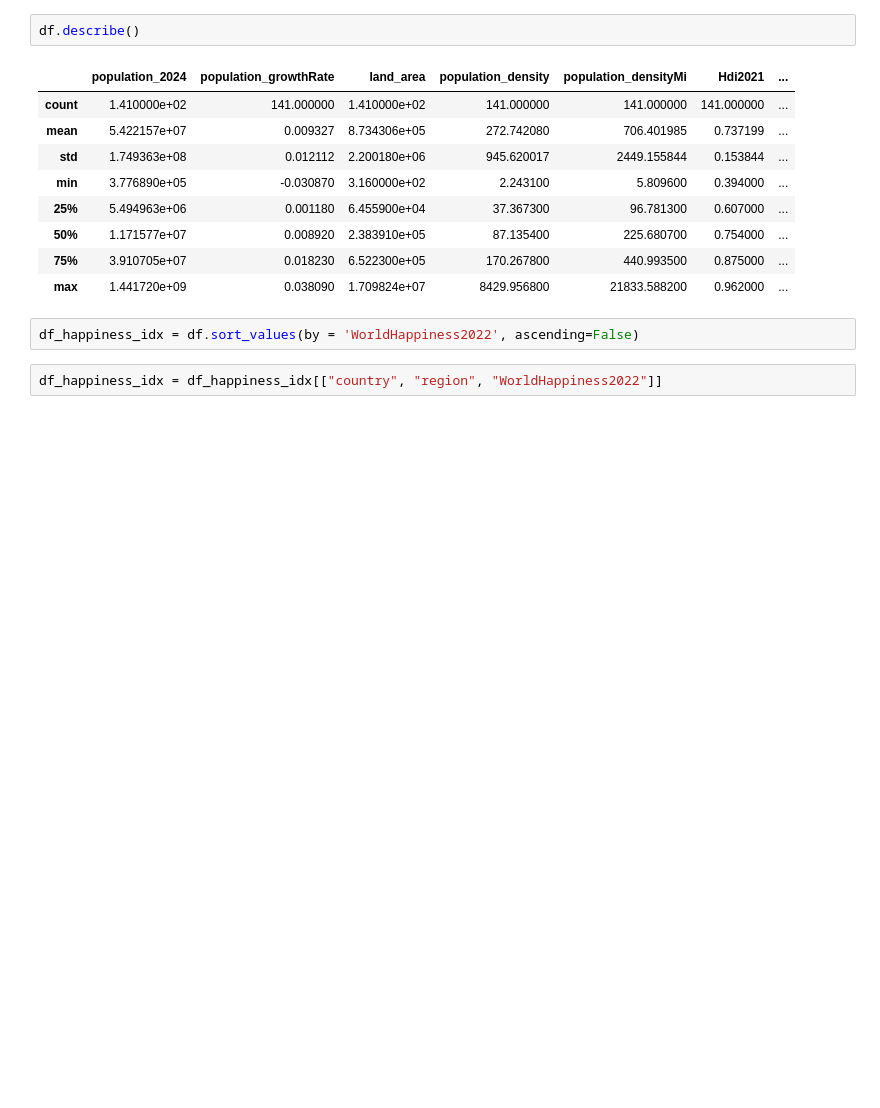
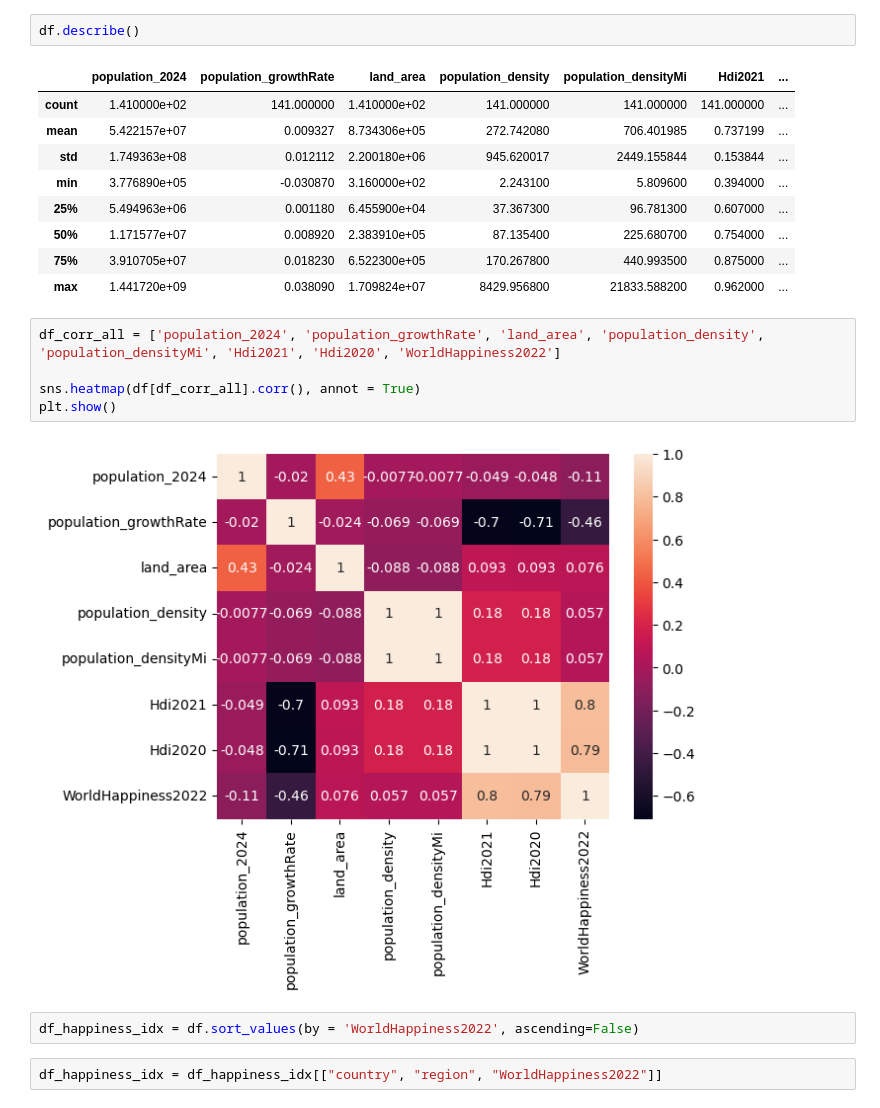
Before and after one commit to varkolibmer/EDA_Projects, a Jupyter notebook: Country_Analysis.ipynb, the cells around one changed output. Saved outputs shown, nothing was run; the diff lists cells and outputs as text; blank space fills up the shorter version.

Commit message:
Added heatmaps

```diff
--- a/Country_Analysis.ipynb
+++ b/Country_Analysis.ipynb
@@ -24,6 +24,13 @@ df.describe()
 | 50% | 1.171577e+07 | 0.008920 | 2.383910e+05 | 87.135400 | 225.680700 | 0.754000 | ... |
 | 75% | 3.910705e+07 | 0.018230 | 6.522300e+05 | 170.267800 | 440.993500 | 0.875000 | ... |
 | max | 1.441720e+09 | 0.038090 | 1.709824e+07 | 8429.956800 | 21833.588200 | 0.962000 | ... |
+# %%
+df_corr_all = ['population_2024', 'population_growthRate', 'land_area', 'population_density', 'population_densityMi', 'Hdi2021', 'Hdi2020', 'WorldHappiness2022']
+
+sns.heatmap(df[df_corr_all].corr(), annot = True)
+plt.show()
+# %% [output]
+[figure, added]
 # %%
 df_happiness_idx = df.sort_values(by = 'WorldHappiness2022', ascending=False)
 # %%
```
Also changed, not shown: parts of 4 cells of this notebook.
